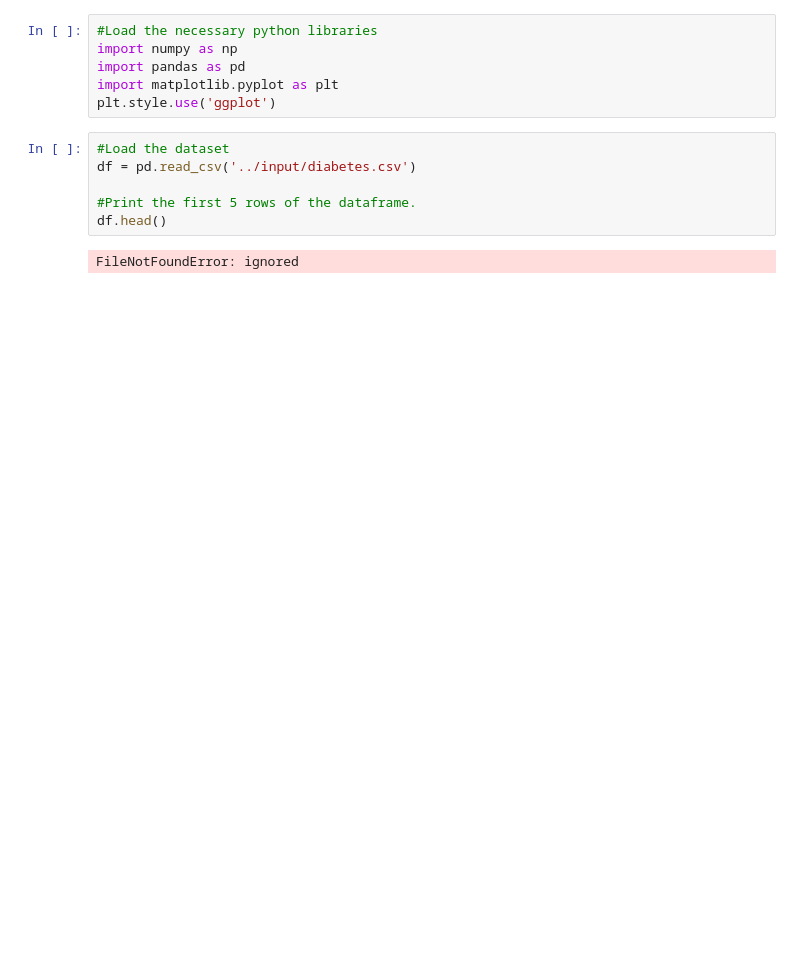
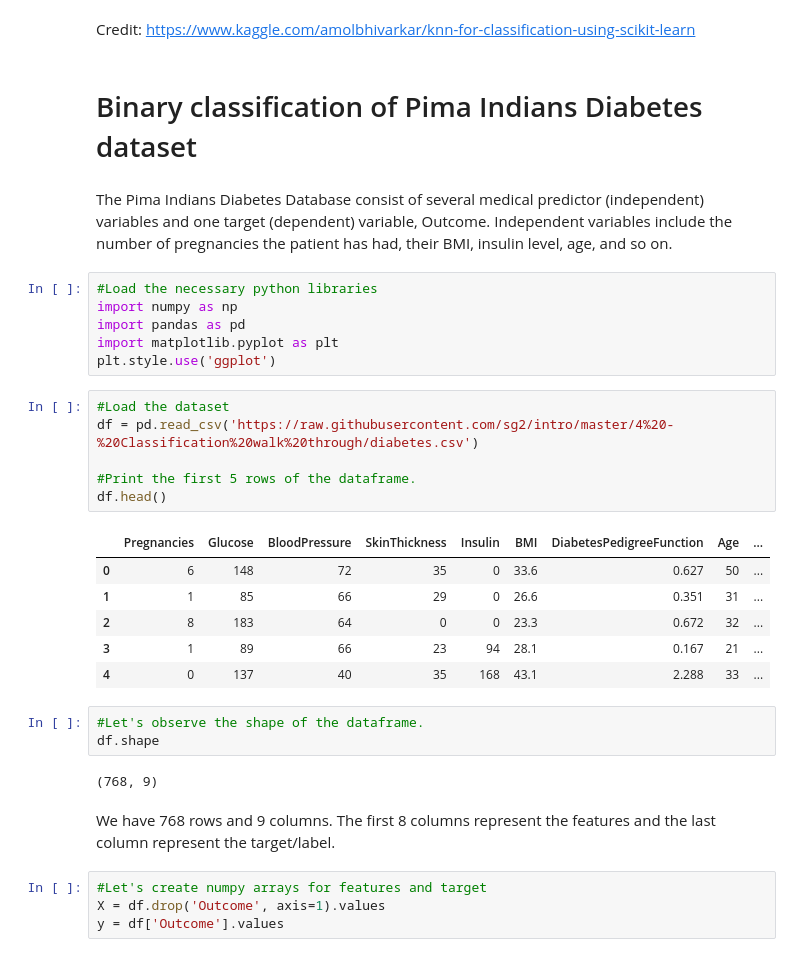
Before and after one commit to fborrasumh/intro, a Jupyter notebook: 4 - Classification walk through/Classification walk through.ipynb, the cells around one changed output. Cells and saved outputs as stored; diff of their text form; blank space fills up the shorter version.

```diff
--- a/4 - Classification walk through/Classification walk through.ipynb
+++ b/4 - Classification walk through/Classification walk through.ipynb
@@ -1,3 +1,9 @@
+# %% [markdown]
+Credit: https://www.kaggle.com/amolbhivarkar/knn-for-classification-using-scikit-learn
+# %% [markdown]
+# Binary classification of Pima Indians Diabetes dataset
+# %% [markdown]
+The Pima Indians Diabetes Database consist of several medical predictor (independent) variables and one target (dependent) variable, Outcome. Independent variables include the number of pregnancies the patient has had, their BMI, insulin level, age, and so on.
 # %%
 #Load the necessary python libraries
 import numpy as np
@@ -6,9 +12,25 @@ import matplotlib.pyplot as plt
 plt.style.use('ggplot')
 # %%
 #Load the dataset
-df = pd.read_csv('../input/diabetes.csv')
+df = pd.read_csv('https://raw.githubusercontent.com/sg2/intro/master/4%20-%20Classification%20walk%20through/diabetes.csv')
 
 #Print the first 5 rows of the dataframe.
 df.head()
 # %% [output]
-FileNotFoundError: ignored
+|  | Pregnancies | Glucose | BloodPressure | SkinThickness | Insulin | BMI | DiabetesPedigreeFunction | Age | ... |
+| 0 | 6 | 148 | 72 | 35 | 0 | 33.6 | 0.627 | 50 | ... |
+| 1 | 1 | 85 | 66 | 29 | 0 | 26.6 | 0.351 | 31 | ... |
+| 2 | 8 | 183 | 64 | 0 | 0 | 23.3 | 0.672 | 32 | ... |
+| 3 | 1 | 89 | 66 | 23 | 94 | 28.1 | 0.167 | 21 | ... |
+| 4 | 0 | 137 | 40 | 35 | 168 | 43.1 | 2.288 | 33 | ... |
+# %%
+#Let's observe the shape of the dataframe.
+df.shape
+# %% [output]
+(768, 9)
+# %% [markdown]
+We have 768 rows and 9 columns. The first 8 columns represent the features and the last column represent the target/label.
+# %%
+#Let's create numpy arrays for features and target
+X = df.drop('Outcome', axis=1).values
+y = df['Outcome'].values
```
Also changed, not shown: parts of 37 cells of this notebook.
